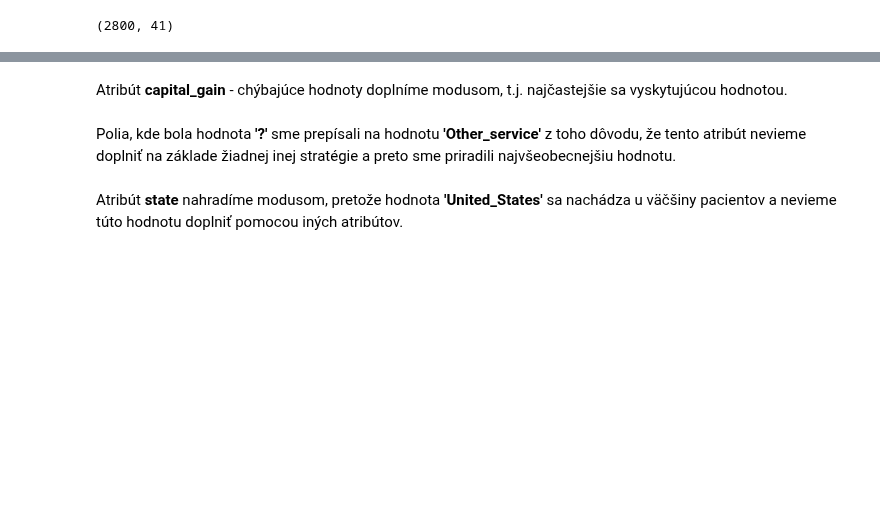
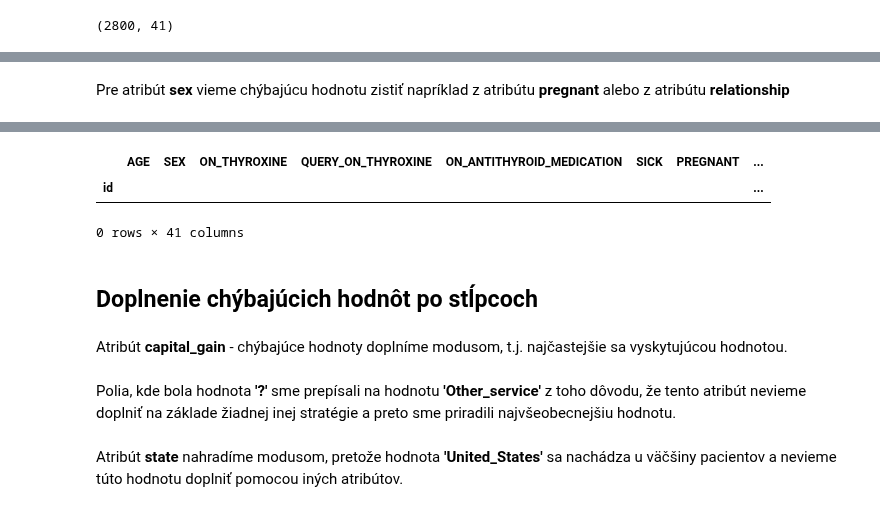
Before and after one commit to PeterJurkacek/IAU_2018_Jurkacek_Vyskoc, a Jupyter notebook: Jurkacek_Vyskoc_predspracovanie.ipynb, the cells around one changed output, grey strips where cells are left out. Cells and saved outputs as stored; diff of their text form; code cells hidden in the pictures; blank space fills up the shorter version.

```diff
--- a/Jurkacek_Vyskoc_predspracovanie.ipynb
+++ b/Jurkacek_Vyskoc_predspracovanie.ipynb
@@ -482,0 +431,20 @@ data.dropna(how="all").shape # môžeme vidieť, že žiadny riadok nie je taký
+# %% [markdown]
+Pre atribút **sex** vieme chýbajúcu hodnotu zistiť napríklad z atribútu **pregnant** alebo z atribútu **relationship**
+# %%
+# Vyfiltrujeme si pacientov s nešpecifikovaným pohlavím, ktorí sú tehotní.
+column = fixWierdCharsInString('sex')
+help_column = fixWierdCharsInString('pregnant')
+data[(data[column].isna()) & (data[help_column])] = 'F'
+# %%
+help_column = fixWierdCharsInString('relationship')
+# Neexistuje v datasete muž/žena, ktorý/ktorá je vydatý/oženená.
+data[data[column].isna() & (data[help_column] == fixWierdCharsInString('Wife'))] = 'F'
+data[data[column].isna() & (data[help_column] == fixWierdCharsInString('Husband'))] = 'M'
+#data[data[column].isna() & (data[help_column] == fixWierdCharsInString('Wife'))]
+#data[data[column].isna() & (data[help_column] == fixWierdCharsInString('Husband'))]
+# %%
+def calculateAgeFromDate(row):
+    column = fixWierdCharsInString('age')
+    help_column = fixWierdCharsInString('date_of_birth')
+    now = pd.to_datetime('2016-1-1')
+    row[column] = (row[column] - now).astype('timedelta64[Y]')
@@ -482,0 +454,8 @@ data.dropna(how="all").shape # môžeme vidieť, že žiadny riadok nie je taký
+# %%
+
+print(now)
+column = fixWierdCharsInString('age')
+help_column = fixWierdCharsInString('date_of_birth')
+data[data[help_column].isna() & data[help_column].notna()].apply(calculateAgeFromDate) # = data[help_column].where(data[help_column] < now, data[help_column] -  np.timedelta64(100, 'Y'))
+#data[column] = (now - data[help_column]).astype('timedelta64[Y]')
+# %% [output]
@@ -483,3 +463,8 @@ data.dropna(how="all").shape # môžeme vidieť, že žiadny riadok nie je taký
+|  | AGE | SEX | ON_THYROXINE | QUERY_ON_THYROXINE | ON_ANTITHYROID_MEDICATION | SICK | PREGNANT | ... |
+| id |  |  |  |  |  |  |  | ... |
+0 rows × 41 columns
+# %% [markdown]
+## Doplnenie chýbajúcich hodnôt po stĺpcoch
 # %% [markdown]
 Atribút **capital_gain** - chýbajúce hodnoty doplníme modusom, t.j. najčastejšie sa vyskytujúcou hodnotou.
 # %%
```
Also changed, not shown: parts of 69 cells of this notebook.
